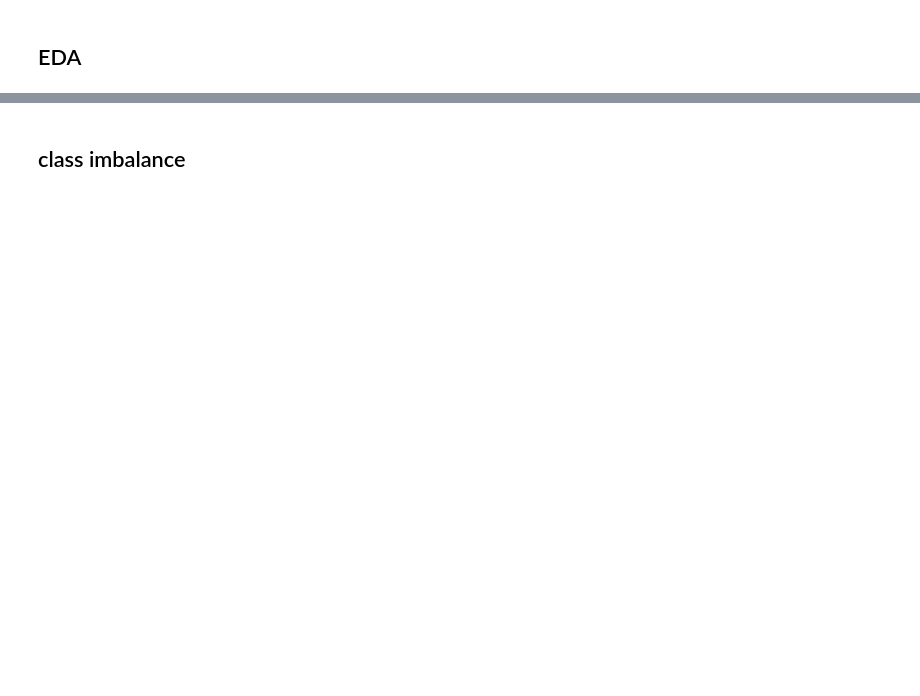
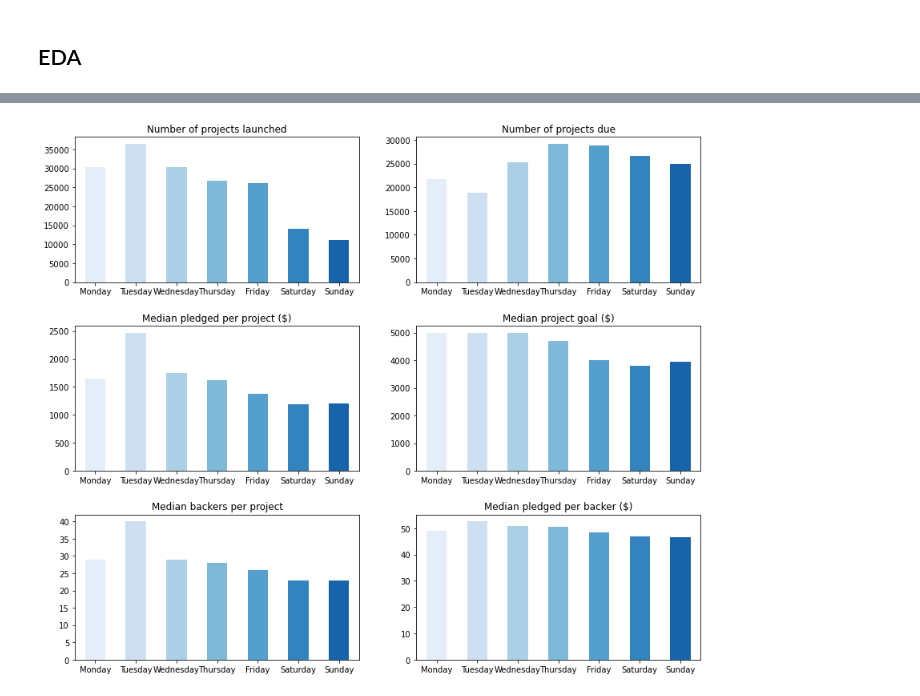
Before and after one commit to alicetsai1020/campaigns_on_kickstarter, a Jupyter notebook: draft.ipynb, the cells around one changed output, grey strips where cells are left out. Saved outputs shown, nothing was run; the diff lists cells and outputs as text; code cells hidden in the pictures; blank space fills up the shorter version.

```diff
--- a/draft.ipynb
+++ b/draft.ipynb
@@ -549,35 +530,37 @@ plt.show()
 day_df = pd.get_dummies(df.set_index('launch_day').state).groupby('launch_day').sum()
 
 # Plotting
 fig, ((ax1, ax2), (ax3, ax4), (ax5, ax6)) = plt.subplots(3, 2, figsize=(14,12))
 
-color = cm.CMRmap(np.linspace(0.1,0.8,df.launch_day.nunique()))
+color = cm.Blues(np.linspace(0.1,0.8,df.launch_day.nunique()))
 
 weekdays = ['Monday', 'Tuesday', 'Wednesday', 'Thursday', 'Friday', 'Saturday', 'Sunday']
 
 df.groupby('launch_day').launch_day.count().reindex(weekdays).plot(kind='bar', ax=ax1, color=color, rot=0)
 ax1.set_title('Number of projects launched')
 ax1.set_xlabel('')
 
-df.groupby('launch_day').usd_goal.median().reindex(weekdays).plot(kind='bar', ax=ax2, color=color, rot=0)
-ax2.set_title('Median project goal ($)')
+df.groupby('deadline_day').launch_day.count().reindex(weekdays).plot(kind='bar', ax=ax2, color=color, rot=0)
+ax2.set_title('Number of projects due')
 ax2.set_xlabel('')
 
 df.groupby('launch_day').usd_pledged.median().reindex(weekdays).plot(kind='bar', ax=ax3, color=color, rot=0)
 ax3.set_title('Median pledged per project ($)')
 ax3.set_xlabel('')
 
-day_df.div(day_df.sum(axis=1), axis=0).successful.reindex(weekdays).plot(kind='bar', ax=ax4, color=color, rot=0) # Normalizes counts across rows
-ax4.set_title('Proportion of successful projects')
+df.groupby('launch_day').usd_goal.median().reindex(weekdays).plot(kind='bar', ax=ax4, color=color, rot=0)
+ax4.set_title('Median project goal ($)')
 ax4.set_xlabel('')
 
 df.groupby('launch_day').backers_count.median().reindex(weekdays).plot(kind='bar', ax=ax5, color=color, rot=0)
 ax5.set_title('Median backers per project')
 ax5.set_xlabel('')
 
 df.groupby('launch_day').pledge_per_backer.median().reindex(weekdays).plot(kind='bar', ax=ax6, color=color, rot=0)
 ax6.set_title('Median pledged per backer ($)')
 ax6.set_xlabel('')
 
 fig.subplots_adjust(hspace=0.3)
 plt.show()
+# %% [output]
+[figure, added]
@@ -669,2 +566,0 @@ plt.show()
-# %% [markdown]
-## class imbalance
```
Also changed, not shown: parts of 34 cells of this notebook.
